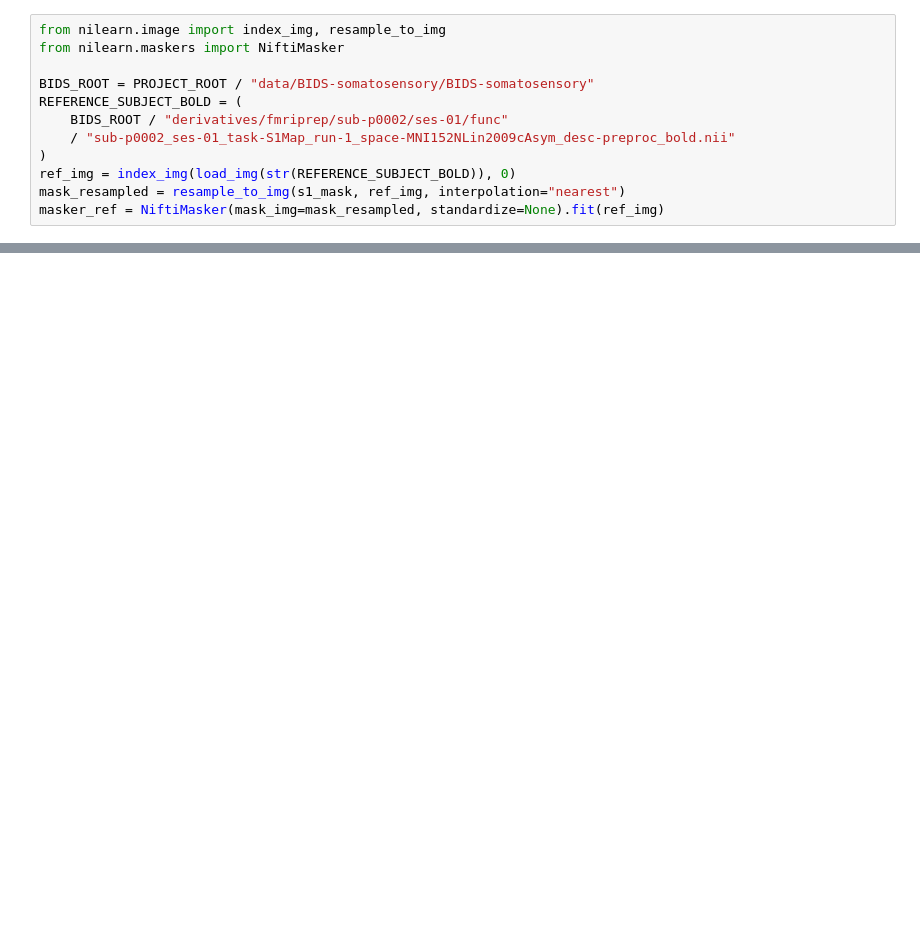
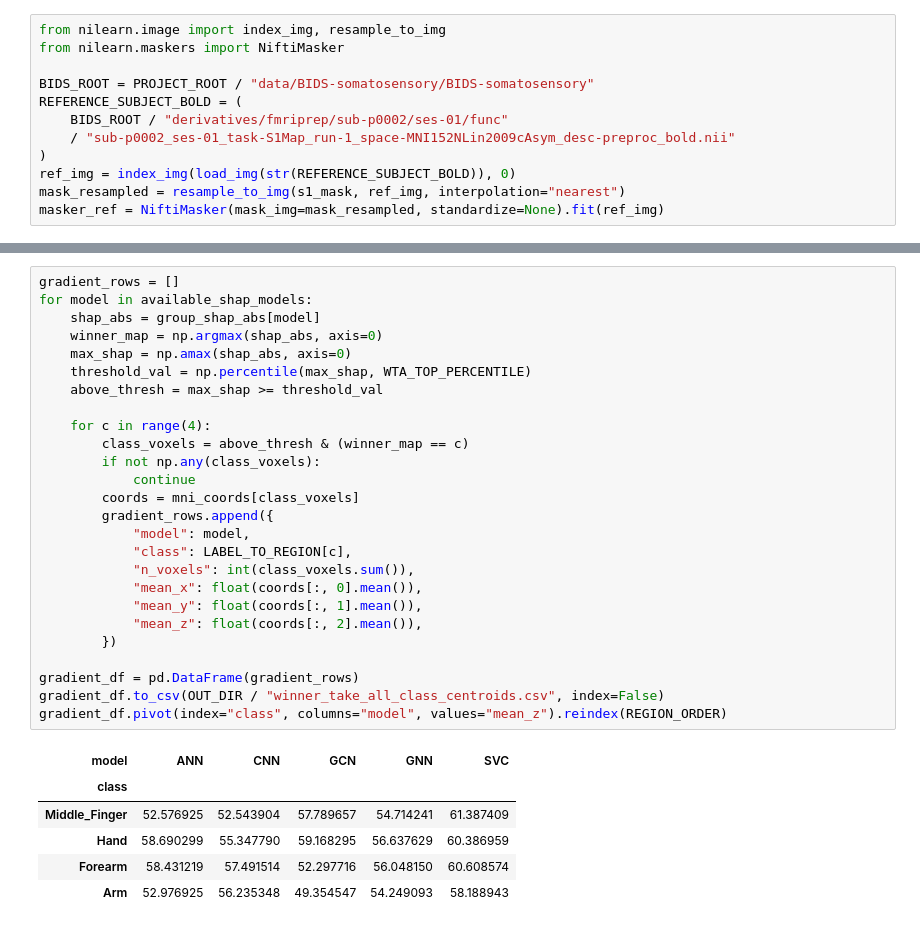
Before and after one commit to DuarteFonteSanta/Mapping_Tese, a Jupyter notebook: mapping_tese/notebooks/Comparisons/cross-model_coord-table.ipynb, the cells around one changed output, grey strips where cells are left out. Drawn from its saved outputs; the diff is of its cells as text; blank space fills up the shorter version.

```diff
--- a/mapping_tese/notebooks/Comparisons/cross-model_coord-table.ipynb
+++ b/mapping_tese/notebooks/Comparisons/cross-model_coord-table.ipynb
@@ -219,0 +510,33 @@ coord_table.to_csv("top_voxels_mni_coordinates.csv", index=False)
+# %%
+gradient_rows = []
+for model in available_shap_models:
+    shap_abs = group_shap_abs[model]
+    winner_map = np.argmax(shap_abs, axis=0)
+    max_shap = np.amax(shap_abs, axis=0)
+    threshold_val = np.percentile(max_shap, WTA_TOP_PERCENTILE)
+    above_thresh = max_shap >= threshold_val
+
+    for c in range(4):
+        class_voxels = above_thresh & (winner_map == c)
+        if not np.any(class_voxels):
+            continue
+        coords = mni_coords[class_voxels]
+        gradient_rows.append({
+            "model": model,
+            "class": LABEL_TO_REGION[c],
+            "n_voxels": int(class_voxels.sum()),
+            "mean_x": float(coords[:, 0].mean()),
+            "mean_y": float(coords[:, 1].mean()),
+            "mean_z": float(coords[:, 2].mean()),
+        })
+
+gradient_df = pd.DataFrame(gradient_rows)
+gradient_df.to_csv(OUT_DIR / "winner_take_all_class_centroids.csv", index=False)
+gradient_df.pivot(index="class", columns="model", values="mean_z").reindex(REGION_ORDER)
+# %% [output]
+| model | ANN | CNN | GCN | GNN | SVC |
+| class |  |  |  |  |  |
+| Middle_Finger | 52.576925 | 52.543904 | 57.789657 | 54.714241 | 61.387409 |
+| Hand | 58.690299 | 55.347790 | 59.168295 | 56.637629 | 60.386959 |
+| Forearm | 58.431219 | 57.491514 | 52.297716 | 56.048150 | 60.608574 |
+| Arm | 52.976925 | 56.235348 | 49.354547 | 54.249093 | 58.188943 |
```
Also changed, not shown: parts of 22 cells of this notebook, 13 other files.
